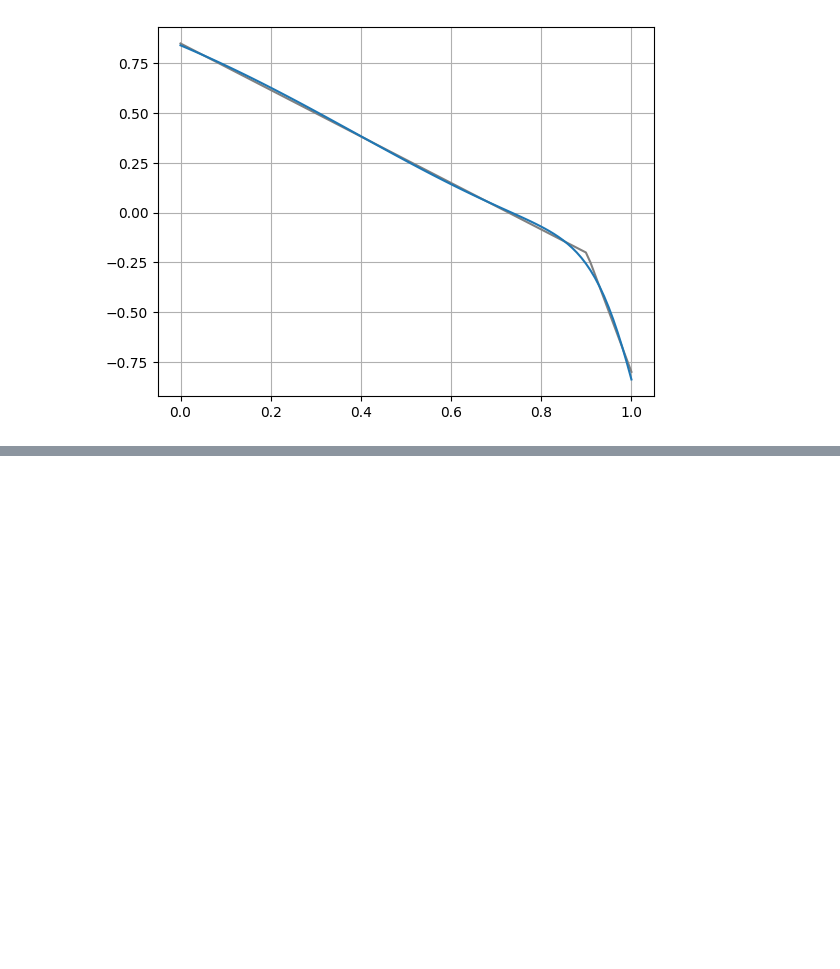
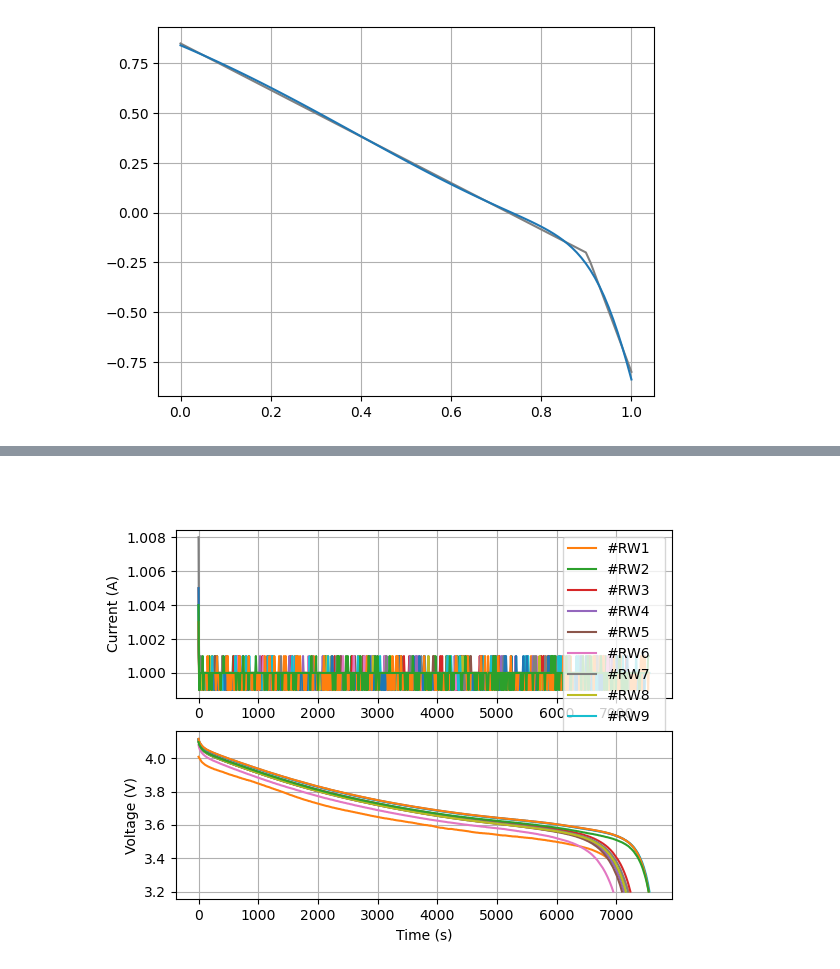
Before and after one commit to apoorvasinha183/Li-Ion-Battery-Analysis, a Jupyter notebook: main.ipynb, the cells around one changed output, grey strips where cells are left out. Drawn from its saved outputs; the diff is of its cells as text; code cells hidden in the pictures; blank space fills up the shorter version.

```diff
--- a/main.ipynb
+++ b/main.ipynb
@@ -200,0 +226,5 @@ Shape of this array is  (6,)
+# %%
+#I-V Characteristics being plotted here
+Image(filename='TF/figures/I-VCharacteristics.png')
+# %% [output]
+[figure, added]
```
Also changed, not shown: parts of 9 cells of this notebook, 4 other files.
